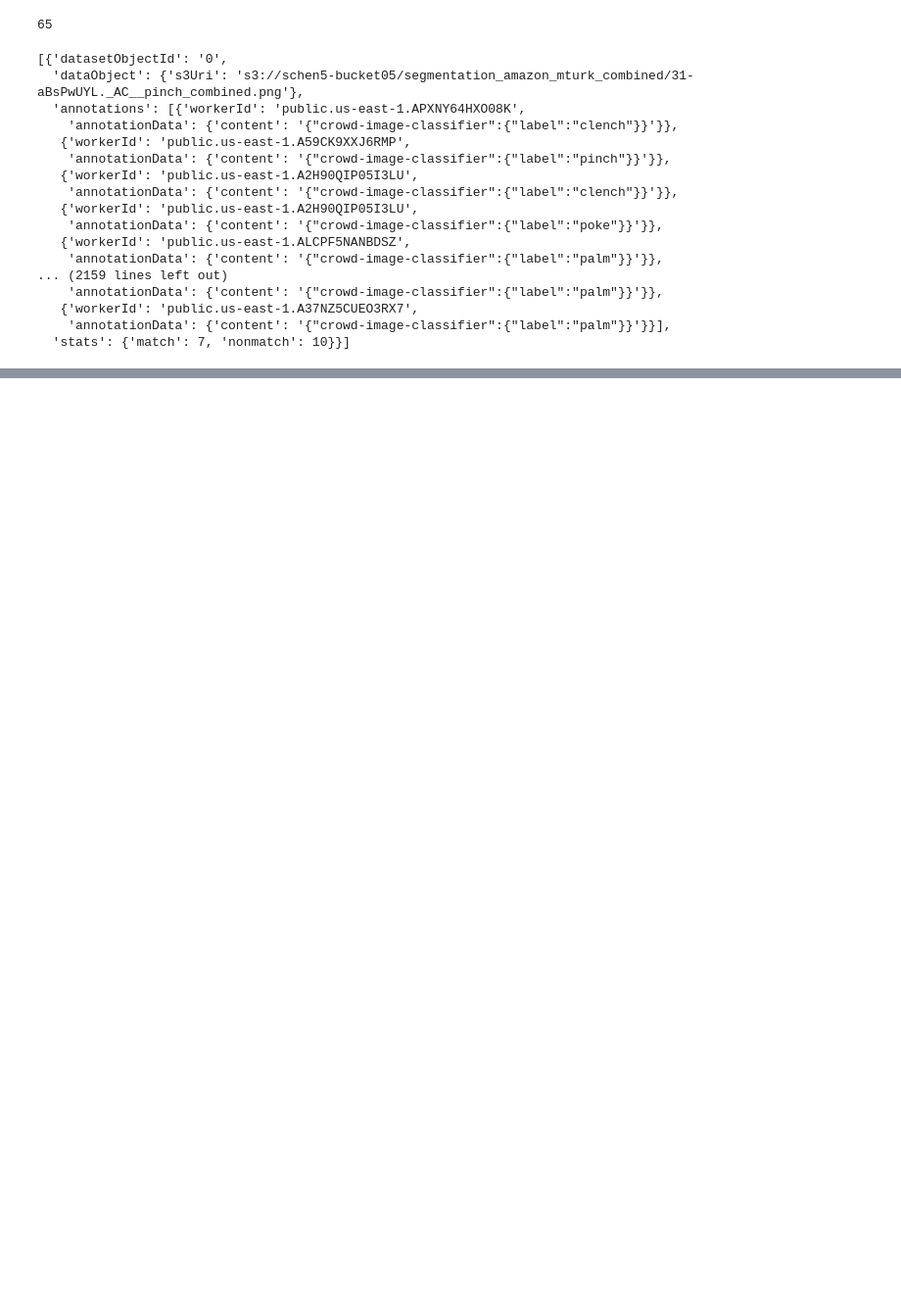
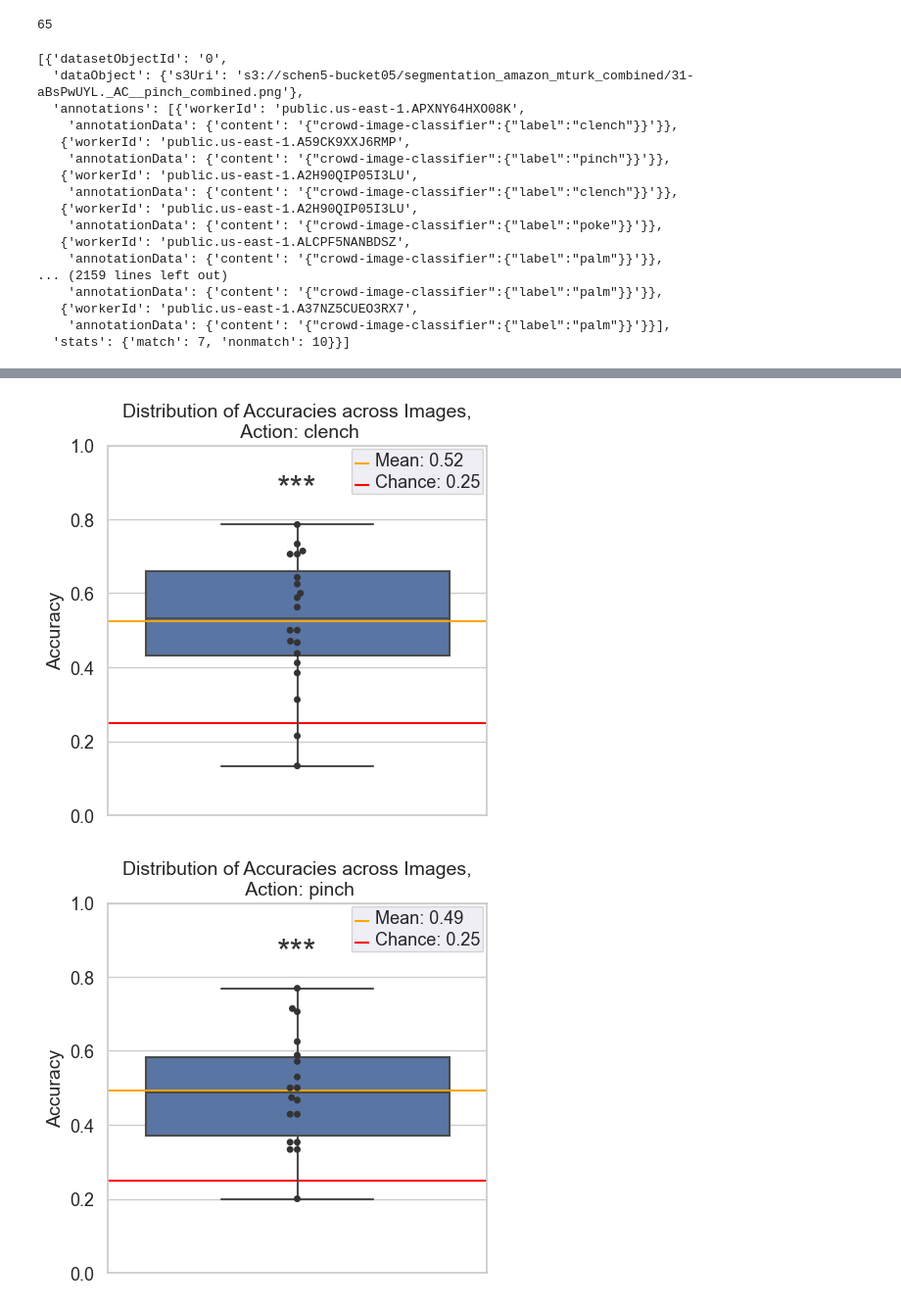
Before and after one commit to sanghyunyi/ee148-project, a Jupyter notebook: annotations/analyze_mturk_classification.ipynb, the cells around one changed output, grey strips where cells are left out. Shown at 98% size. Drawn from its saved outputs; the diff is of its cells as text; code cells hidden in the pictures; blank space fills up the shorter version.

```diff
--- a/annotations/analyze_mturk_classification.ipynb
+++ b/annotations/analyze_mturk_classification.ipynb
@@ -309,14 +316,16 @@ plot_pdf_cdf(y)
 # %%
 from scipy.stats import ttest_1samp
 
-def test_significance(y):
-    stat, p = ttest_1samp(y, 0.25, alternative='greater')
-    print('H0: mean is 0.25')
-    print('Observed mean: ', np.mean(y))
-    print('Statistics=%.20f, p=%.20f' % (stat, p))
-    # interpret
-    alpha = 0.05
-    if p > alpha:
-        print('Same distributions (fail to reject H0)')
-    else:
-        print('Different distributions (reject H0)')
+def test_significance(y, print_result=False):
+    stat, p = ttest_1samp(y, CHANCE_LEVEL, alternative='greater')
+    if print_result:
+        print('H0: mean is %s' % CHANCE_LEVEL)
+        print('Observed mean: ', np.mean(y))
+        print('Statistics=%.20f, p=%.20f' % (stat, p))
+        # interpret
+        alpha = 0.05
+        if p > alpha:
+            print('Same distributions (fail to reject H0)')
+        else:
+            print('Different distributions (reject H0)')
+    return stat, p
@@ -329,0 +332,6 @@ Different distributions (reject H0)
+# %%
+test_significance(y, print_result=True)
+for action in ACTIONS:
+    print('-------')
+    print('action: %s' % action)
+    test_significance(acc_df.loc[acc_df['true_label'] == action][['y']], print_result=True)
@@ -337,16 +363,18 @@ def plot_box_swarm(y, title, name):
     ax = sns.boxplot(data=pd.DataFrame(y), whis=np.inf)
     ax = sns.swarmplot(data=pd.DataFrame(y), color=".2")
     ax.hlines(np.mean(y), -1, 1, color='orange', label='Mean: %.2f' % np.mean(y))
-    ax.hlines(.25, -1, 1, color='red', label='Chance: 0.25')
+    ax.hlines(CHANCE_LEVEL, -1, 1, color='red', label='Chance: %s' % CHANCE_LEVEL)
     ax.set_ylim(0,1)
     ax.set_yticklabels(['%.01f' % y for y in ax.get_yticks()], size = 13)
     plt.title(title, y=1, fontsize = 14)
-    # plt.xlabel('Accuracy')
-    plt.text(0, max(y) + .05, "***", ha='center', va='bottom', color=".2", fontsize=25, label='p=%.2f' % p)
+    alpha = 0.05
+    stat, p = test_significance(y)
+    if p <= alpha:
+        plt.text(0, y.max() + .05, "***", ha='center', va='bottom', color=".2", fontsize=25, label='p=%.2f' % p)
     plt.tick_params(bottom = False, labelbottom = False)
     plt.ylabel('Accuracy', fontsize = 14)
     sns.set(font_scale = .5)
     plt.legend()
     plt.setp(ax.get_legend().get_texts(), fontsize='13') # for legend text
-    plt.savefig(name)
+    plt.savefig('%s/%s' % (output_dir, name))
     plt.show()
@@ -360,0 +386,8 @@ plot_box_swarm([yi for yi in enumerate(y) if ], 'Distribution of Accuracies acro
+# %%
+for action in ACTIONS:
+    plot_box_swarm(acc_df.loc[acc_df['true_label'] == action][['y']],
+                   'Distribution of Accuracies across Images,\n Action: %s' % action,
+                   'mturk-classification-accuracies-box-swarm-plot-%s.png' % action)
+# %% [output]
+[figure, added]
+[figure, added]
```
Also changed, not shown: parts of 38 cells of this notebook, 12 other files.
